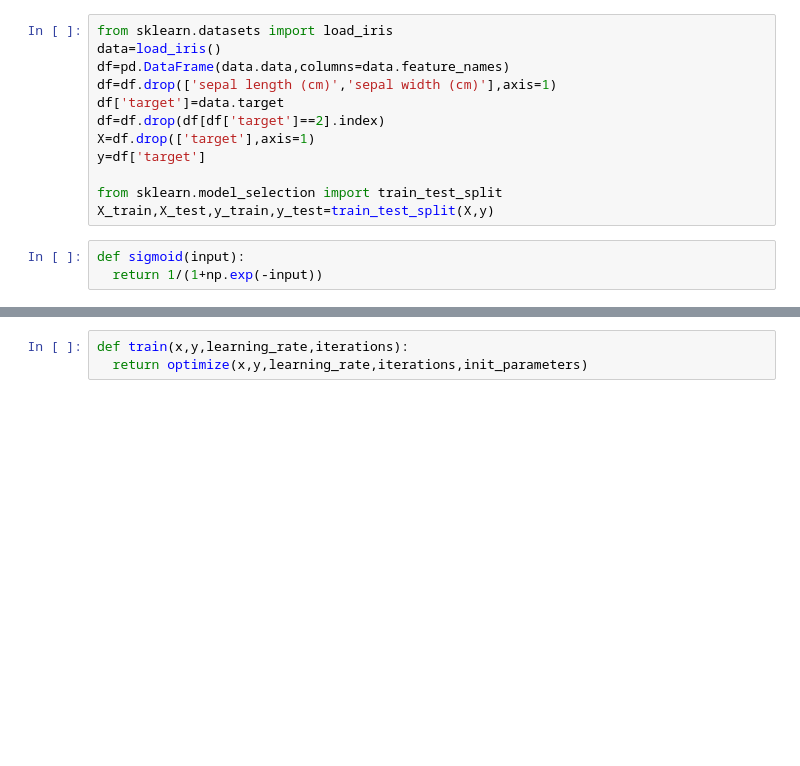
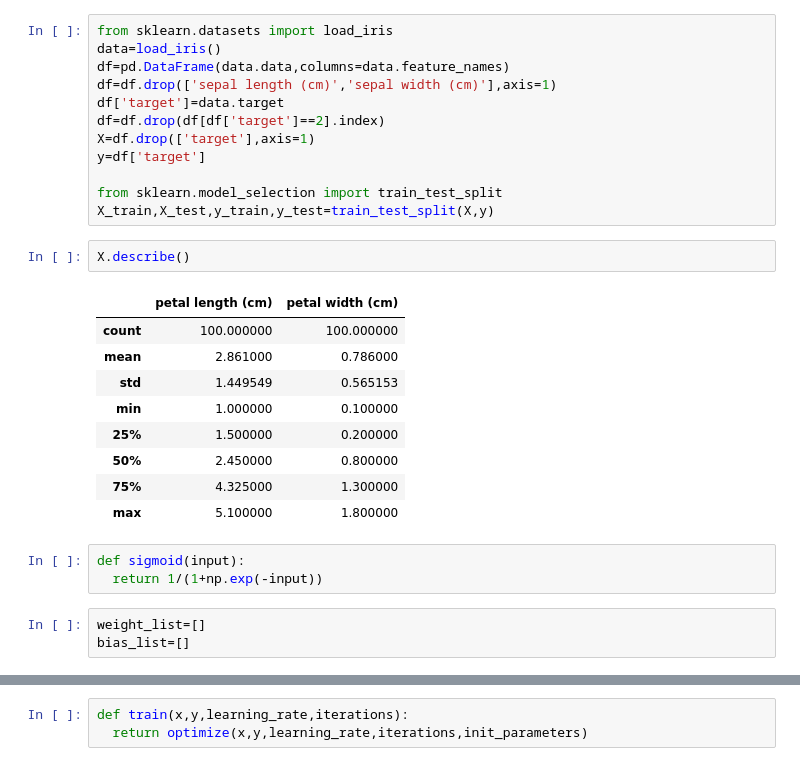
Before and after one commit to yuki-tamaribuchi/ml_code_kata, a Jupyter notebook: logistic_regression_from_scratch.ipynb, the cells around one changed output, grey strips where cells are left out. Saved outputs shown, nothing was run; the diff lists cells and outputs as text; blank space fills up the shorter version.

```diff
--- a/logistic_regression_from_scratch.ipynb
+++ b/logistic_regression_from_scratch.ipynb
@@ -15,8 +15,23 @@ y=df['target']
 
 from sklearn.model_selection import train_test_split
 X_train,X_test,y_train,y_test=train_test_split(X,y)
+# %%
+X.describe()
+# %% [output]
+|  | petal length (cm) | petal width (cm) |
+| count | 100.000000 | 100.000000 |
+| mean | 2.861000 | 0.786000 |
+| std | 1.449549 | 0.565153 |
+| min | 1.000000 | 0.100000 |
+| 25% | 1.500000 | 0.200000 |
+| 50% | 2.450000 | 0.800000 |
+| 75% | 4.325000 | 1.300000 |
+| max | 5.100000 | 1.800000 |
 # %%
 def sigmoid(input):
   return 1/(1+np.exp(-input))
+# %%
+weight_list=[]
+bias_list=[]
 # %%
 def optimize(x,y,learning_rate,iterations,parameters):
```
Also changed, not shown: parts of 2 cells of this notebook.
